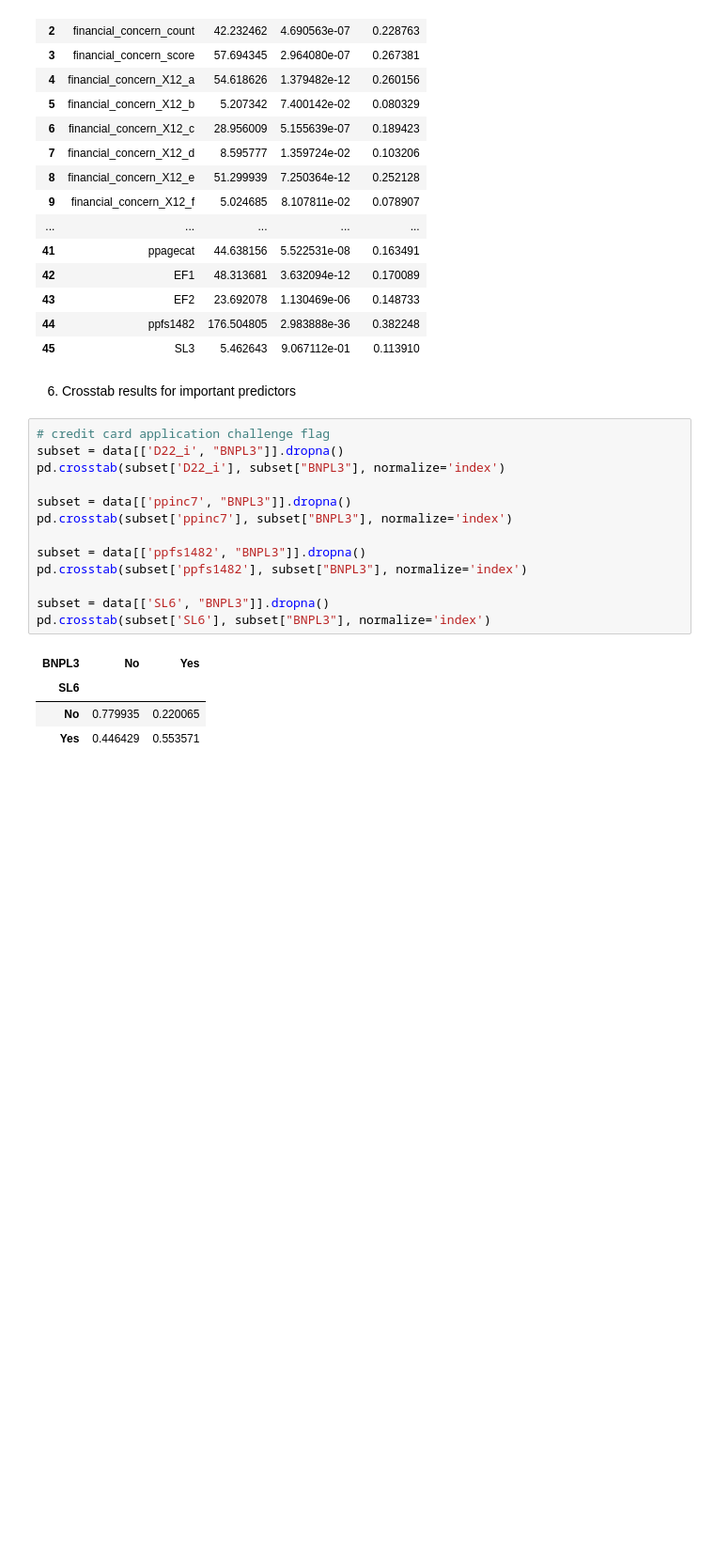
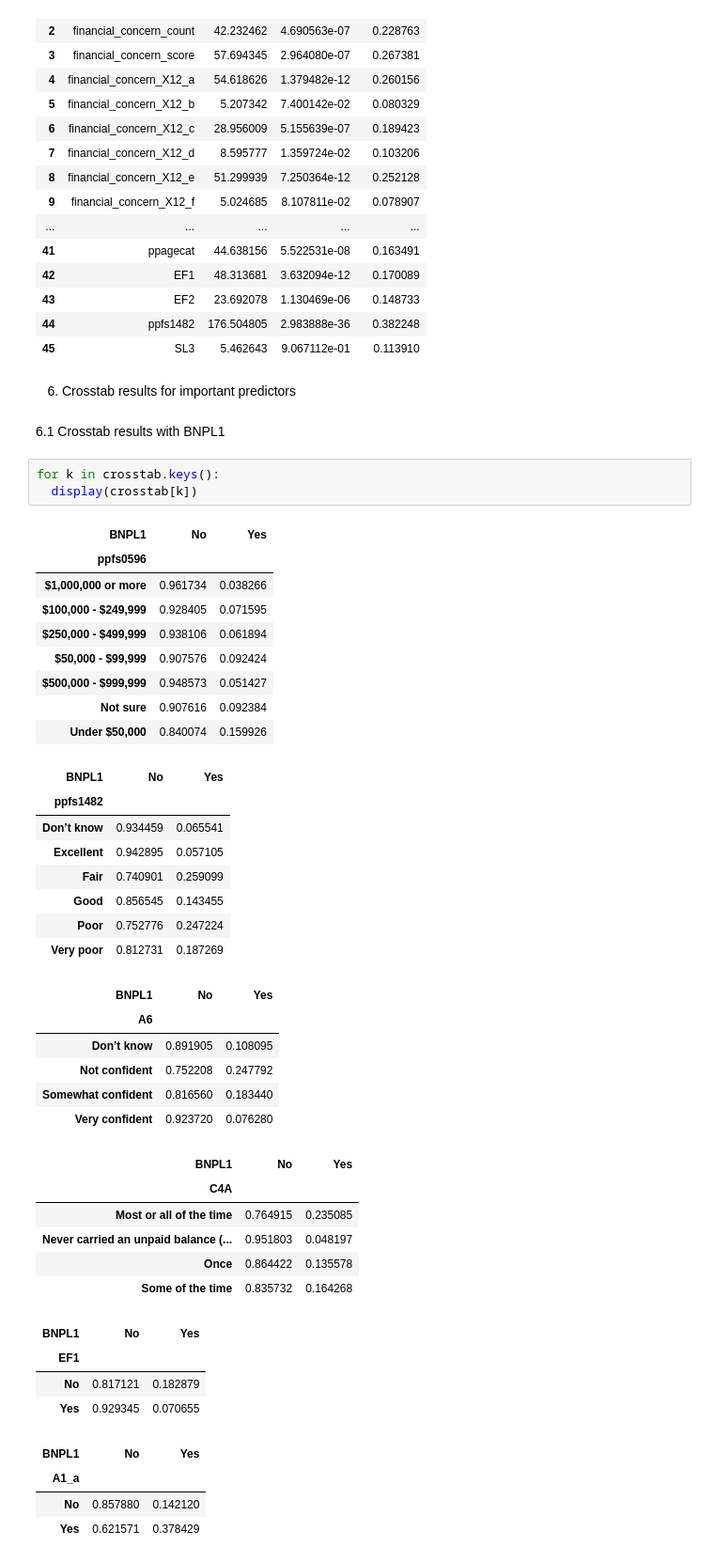
Before and after one commit to mw1296/DSAN5300, a Jupyter notebook: dsan5300_group1_final_project/code.ipynb, the cells around one changed output. Shown at 94% size. Saved outputs shown, nothing was run; the diff lists cells and outputs as text; blank space fills up the shorter version.

```diff
--- a/dsan5300_group1_final_project/code.ipynb
+++ b/dsan5300_group1_final_project/code.ipynb
@@ -431,21 +444,46 @@ results_df = pd.DataFrame(results)
 | 45 | SL3 | 5.462643 | 9.067112e-01 | 0.113910 |
 # %% [markdown]
 6. Crosstab results for important predictors
-# %%
-# credit card application challenge flag
-subset = data[['D22_i', "BNPL3"]].dropna()
-pd.crosstab(subset['D22_i'], subset["BNPL3"], normalize='index')
-
-subset = data[['ppinc7', "BNPL3"]].dropna()
-pd.crosstab(subset['ppinc7'], subset["BNPL3"], normalize='index')
-
-subset = data[['ppfs1482', "BNPL3"]].dropna()
-pd.crosstab(subset['ppfs1482'], subset["BNPL3"], normalize='index')
-
-subset = data[['SL6', "BNPL3"]].dropna()
-pd.crosstab(subset['SL6'], subset["BNPL3"], normalize='index')
-# %% [output]
-| BNPL3 | No | Yes |
-| SL6 |  |  |
-| No | 0.779935 | 0.220065 |
-| Yes | 0.446429 | 0.553571 |
+# %% [markdown]
+6.1 Crosstab results with BNPL1
+# %%
+for k in crosstab.keys():
+  display(crosstab[k])
+# %% [output]
+| BNPL1 | No | Yes |
+| ppfs0596 |  |  |
+| $1,000,000 or more | 0.961734 | 0.038266 |
+| $100,000 - $249,999 | 0.928405 | 0.071595 |
+| $250,000 - $499,999 | 0.938106 | 0.061894 |
+| $50,000 - $99,999 | 0.907576 | 0.092424 |
+| $500,000 - $999,999 | 0.948573 | 0.051427 |
+| Not sure | 0.907616 | 0.092384 |
+| Under $50,000 | 0.840074 | 0.159926 |
+| BNPL1 | No | Yes |
+| ppfs1482 |  |  |
+| Don’t know | 0.934459 | 0.065541 |
+| Excellent | 0.942895 | 0.057105 |
+| Fair | 0.740901 | 0.259099 |
+| Good | 0.856545 | 0.143455 |
+| Poor | 0.752776 | 0.247224 |
+| Very poor | 0.812731 | 0.187269 |
+| BNPL1 | No | Yes |
+| A6 |  |  |
+| Don’t know | 0.891905 | 0.108095 |
+| Not confident | 0.752208 | 0.247792 |
+| Somewhat confident | 0.816560 | 0.183440 |
+| Very confident | 0.923720 | 0.076280 |
+| BNPL1 | No | Yes |
+| C4A |  |  |
+| Most or all of the time | 0.764915 | 0.235085 |
+| Never carried an unpaid balance (... | 0.951803 | 0.048197 |
+| Once | 0.864422 | 0.135578 |
+| Some of the time | 0.835732 | 0.164268 |
+| BNPL1 | No | Yes |
+| EF1 |  |  |
+| No | 0.817121 | 0.182879 |
+| Yes | 0.929345 | 0.070655 |
+| BNPL1 | No | Yes |
+| A1_a |  |  |
+| No | 0.857880 | 0.142120 |
+| Yes | 0.621571 | 0.378429 |
```
Also changed, not shown: parts of 16 cells of this notebook, 9 other files.
